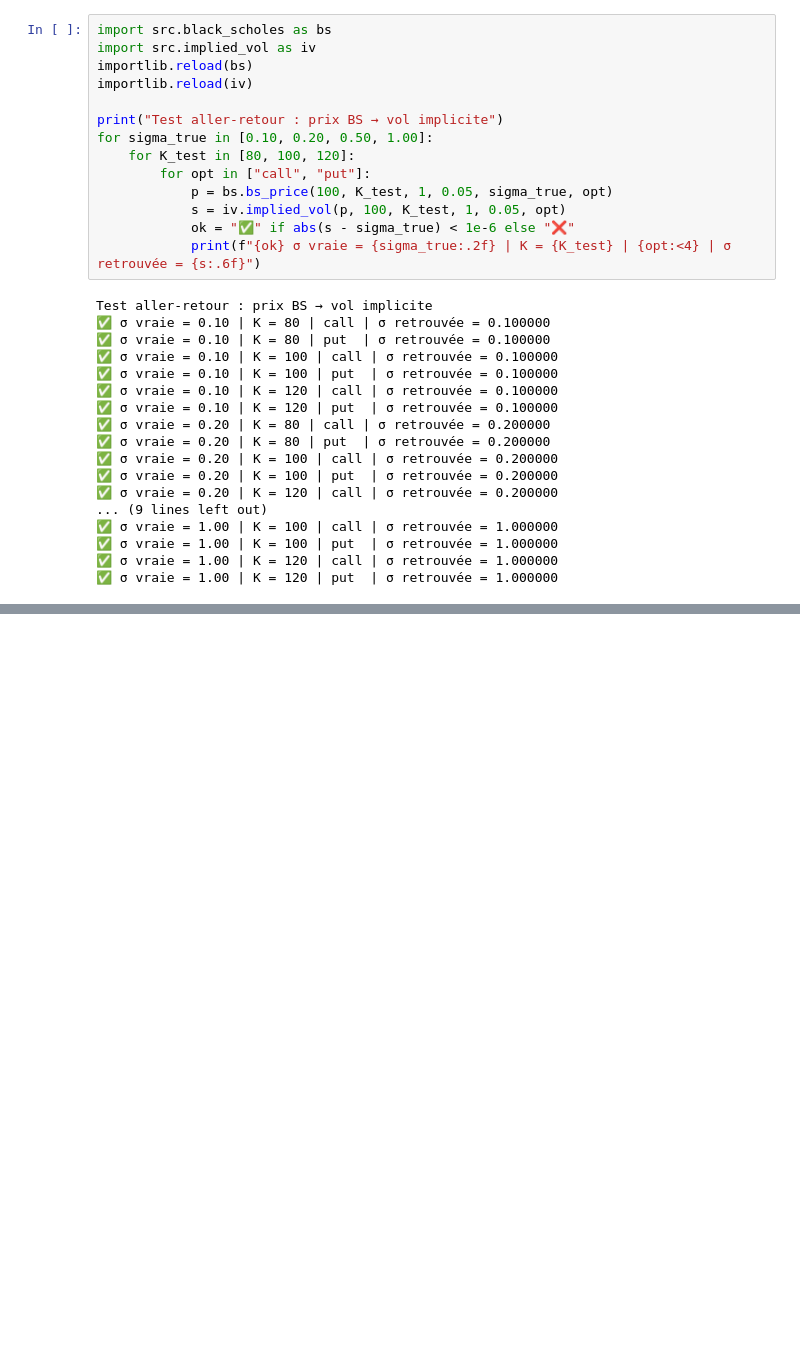
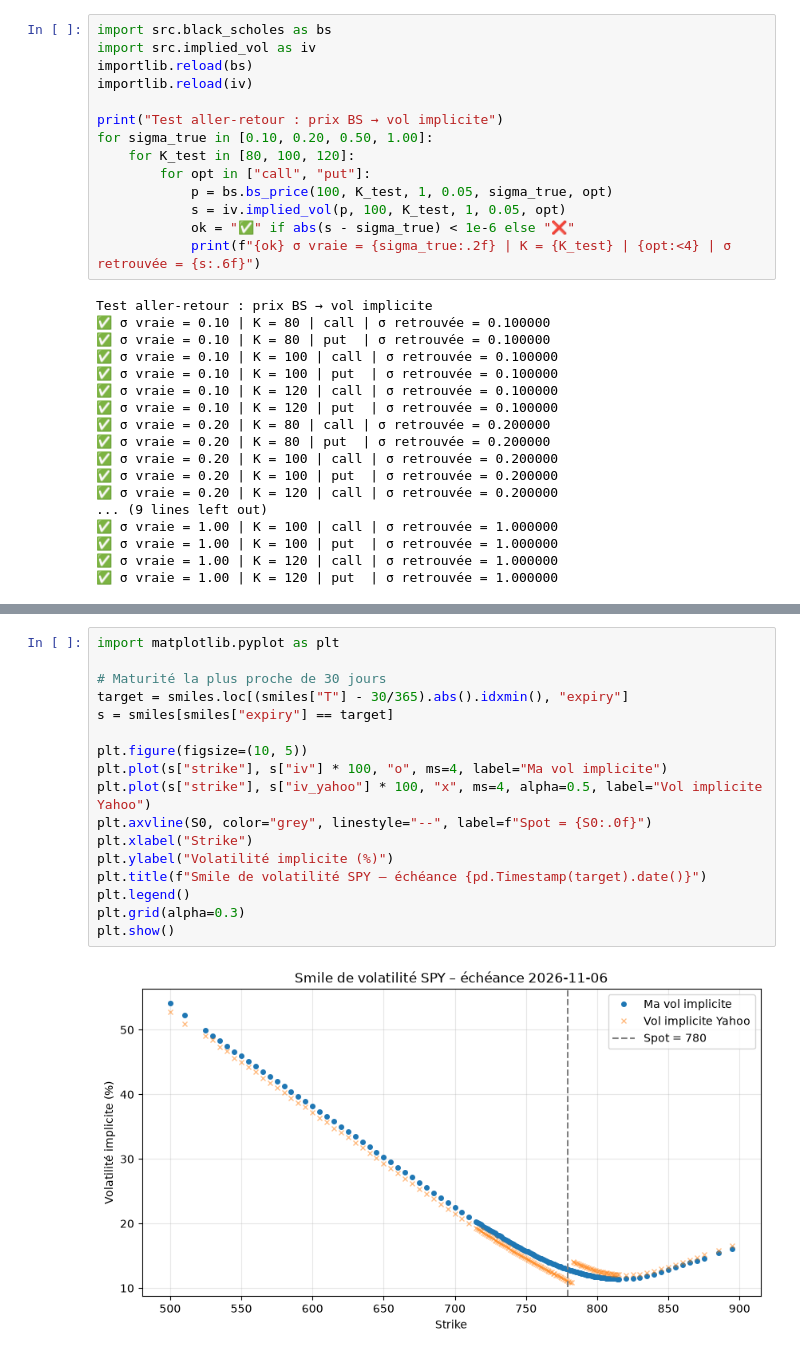
Before and after one commit to aymericriousse/options-vol-project, a Jupyter notebook: notebooks/02_market_data.ipynb, the cells around one changed output, grey strips where cells are left out. Cells and saved outputs as stored; diff of their text form; blank space fills up the shorter version.

```diff
--- a/notebooks/02_market_data.ipynb
+++ b/notebooks/02_market_data.ipynb
@@ -98,0 +99,19 @@ expiry
+# %%
+import matplotlib.pyplot as plt
+
+# Maturité la plus proche de 30 jours
+target = smiles.loc[(smiles["T"] - 30/365).abs().idxmin(), "expiry"]
+s = smiles[smiles["expiry"] == target]
+
+plt.figure(figsize=(10, 5))
+plt.plot(s["strike"], s["iv"] * 100, "o", ms=4, label="Ma vol implicite")
+plt.plot(s["strike"], s["iv_yahoo"] * 100, "x", ms=4, alpha=0.5, label="Vol implicite Yahoo")
+plt.axvline(S0, color="grey", linestyle="--", label=f"Spot = {S0:.0f}")
+plt.xlabel("Strike")
+plt.ylabel("Volatilité implicite (%)")
+plt.title(f"Smile de volatilité SPY – échéance {pd.Timestamp(target).date()}")
+plt.legend()
+plt.grid(alpha=0.3)
+plt.show()
+# %% [output]
+[figure, added]
```
Also changed, not shown: parts of 4 cells of this notebook, 2 other files.
